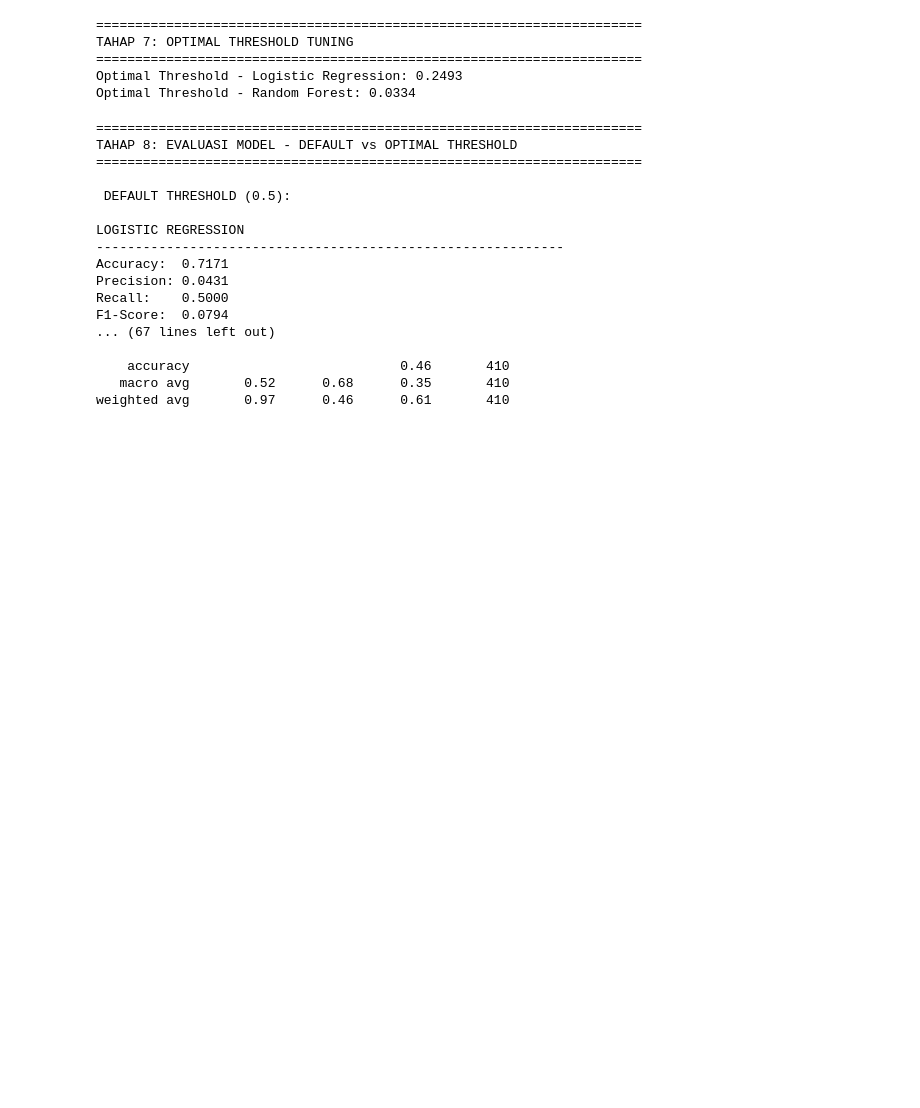
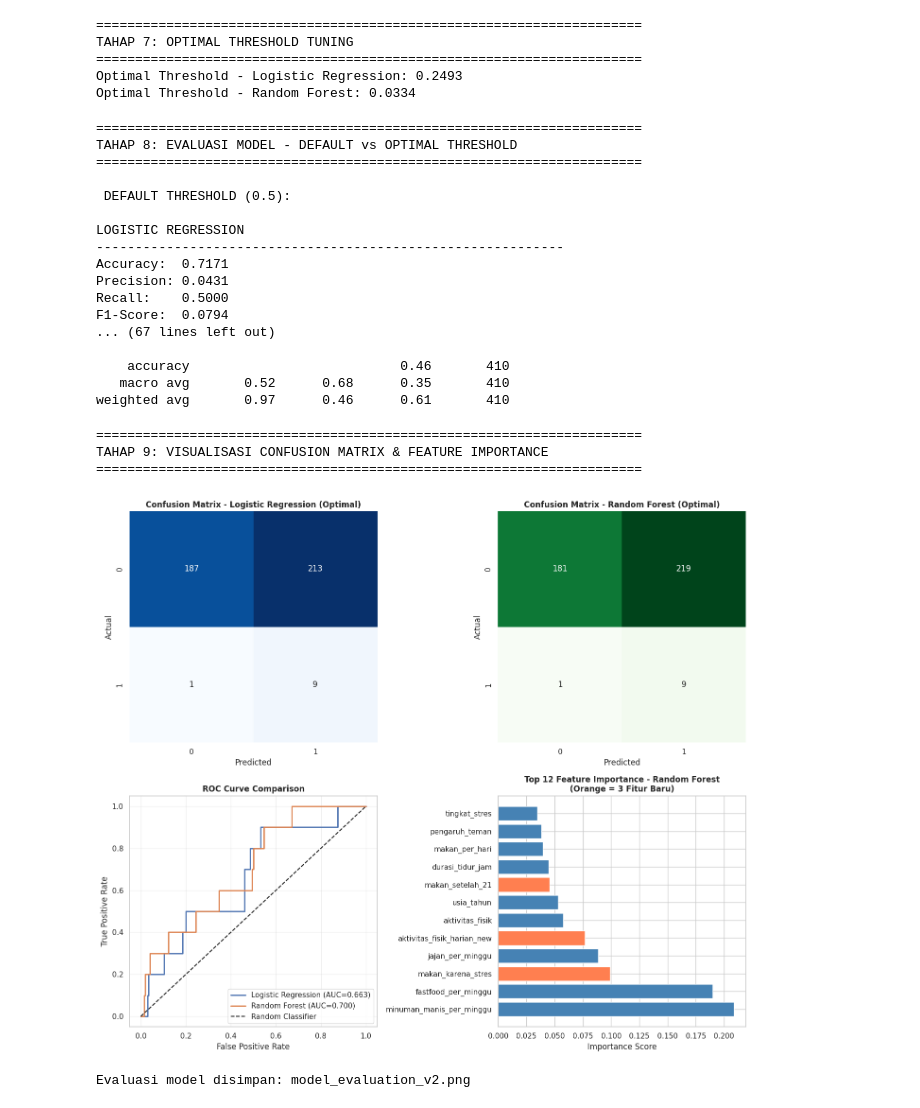
Before and after one commit to anisetusms/DASI_DALIS_Kelompok_06, a Jupyter notebook: dasi_dalis_kel_06.ipynb, the cells around one changed output. Cells and saved outputs as stored; diff of their text form; code cells hidden in the pictures; blank space fills up the shorter version.

Commit message:
Visualisasi Confusion Matrix & Feature Importance

```diff
--- a/dasi_dalis_kel_06.ipynb
+++ b/dasi_dalis_kel_06.ipynb
@@ -600,3 +600,63 @@ F1-Score:  0.0794
     accuracy                           0.46       410
    macro avg       0.52      0.68      0.35       410
 weighted avg       0.97      0.46      0.61       410
+# %%
+# ==========================================
+# 9. CONFUSION MATRIX & FEATURE IMPORTANCE
+# ==========================================
+print("\n" + "="*70)
+print("TAHAP 9: VISUALISASI CONFUSION MATRIX & FEATURE IMPORTANCE")
+print("="*70)
+
+fig, axes = plt.subplots(2, 2, figsize=(14, 12))
+
+cm_lr = confusion_matrix(y_test, y_pred_logreg_opt)
+cm_rf = confusion_matrix(y_test, y_pred_rf_opt)
+
+sns.heatmap(cm_lr, annot=True, fmt='d', cmap='Blues', ax=axes[0, 0], cbar=False)
+axes[0, 0].set_title("Confusion Matrix - Logistic Regression (Optimal)", fontweight='bold')
+axes[0, 0].set_ylabel("Actual")
+axes[0, 0].set_xlabel("Predicted")
+
+sns.heatmap(cm_rf, annot=True, fmt='d', cmap='Greens', ax=axes[0, 1], cbar=False)
+axes[0, 1].set_title("Confusion Matrix - Random Forest (Optimal)", fontweight='bold')
+axes[0, 1].set_ylabel("Actual")
+axes[0, 1].set_xlabel("Predicted")
+
+# ROC Curve
+try:
+    fpr_lr, tpr_lr, _ = roc_curve(y_test, y_prob_logreg)
+    fpr_rf, tpr_rf, _ = roc_curve(y_test, y_prob_rf)
+    auc_lr = roc_auc_score(y_test, y_prob_logreg)
+    auc_rf = roc_auc_score(y_test, y_prob_rf)
+
+    axes[1, 0].plot(fpr_lr, tpr_lr, label=f'Logistic Regression (AUC={auc_lr:.3f})', linewidth=2)
+    axes[1, 0].plot(fpr_rf, tpr_rf, label=f'Random Forest (AUC={auc_rf:.3f})', linewidth=2)
+    axes[1, 0].plot([0, 1], [0, 1], 'k--', label='Random Classifier')
+    axes[1, 0].set_xlabel("False Positive Rate")
+    axes[1, 0].set_ylabel("True Positive Rate")
+    axes[1, 0].set_title("ROC Curve Comparison", fontweight='bold')
+    axes[1, 0].legend(loc='lower right')
+    axes[1, 0].grid(alpha=0.3)
+except Exception as e:
+    axes[1, 0].text(0.5, 0.5, f"ROC Curve unavailable\n{e}", ha='center', va='center')
+    auc_lr, auc_rf = 0, 0
+
+# Feature Importance - UPDATED dengan fitur baru
+feat_importance = pd.Series(rf.feature_importances_, index=available_features).sort_values(ascending=False)
+colors = ['coral' if 'makan_setelah_21' in f or 'aktivitas_fisik_harian_new' in f or 'makan_karena_stres' in f
+          else 'steelblue' for f in feat_importance.index[:12]]
+axes[1, 1].barh(feat_importance.index[:12], feat_importance.values[:12], color=colors)
+axes[1, 1].set_xlabel("Importance Score")
+axes[1, 1].set_title("Top 12 Feature Importance - Random Forest\n(Orange = 3 Fitur Baru)", fontweight='bold')
+
+plt.tight_layout()
+plt.savefig("model_evaluation_v2.png", dpi=300, bbox_inches='tight')
+plt.show()
+print("Evaluasi model disimpan: model_evaluation_v2.png")
+# %% [output]
+======================================================================
+TAHAP 9: VISUALISASI CONFUSION MATRIX & FEATURE IMPORTANCE
+======================================================================
+[figure, added]
+Evaluasi model disimpan: model_evaluation_v2.png
```
